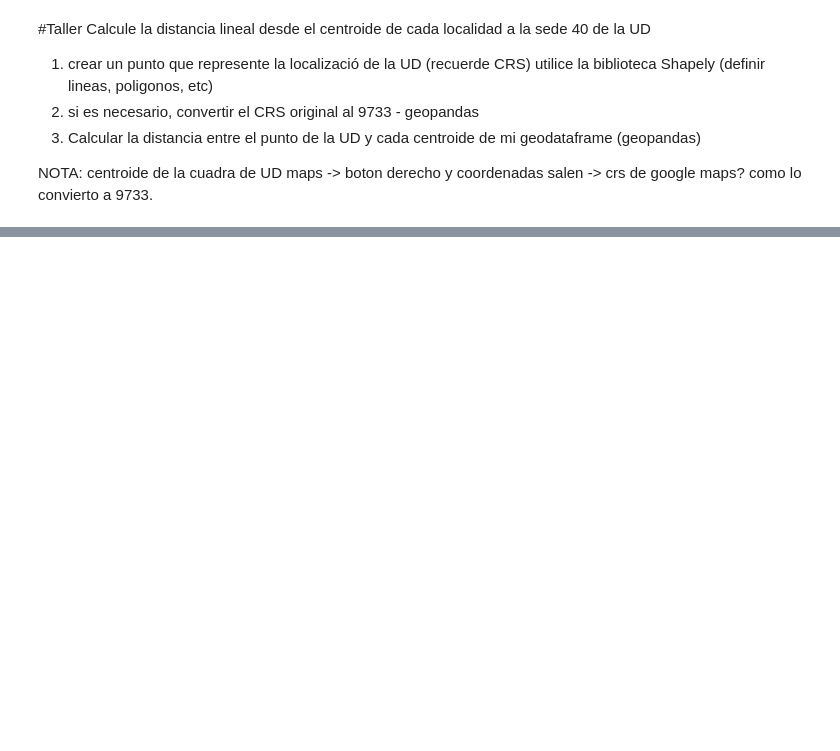
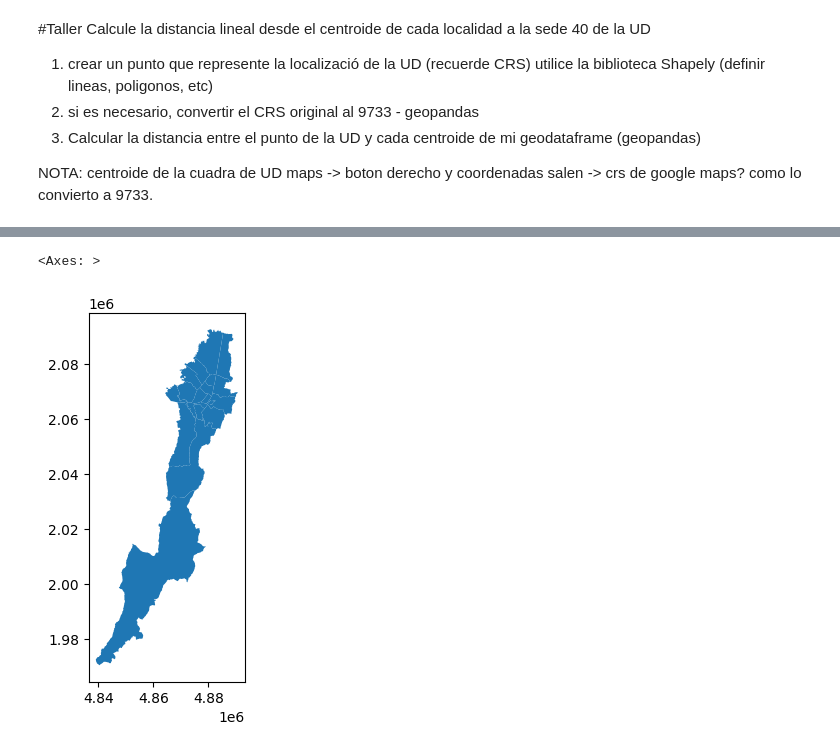
Before and after one commit to Chicaeme/GEOPANDAS, a Jupyter notebook: Geopandas.ipynb, the cells around one changed output, grey strips where cells are left out. Drawn from its saved outputs; the diff is of its cells as text; code cells hidden in the pictures; blank space fills up the shorter version.

```diff
--- a/Geopandas.ipynb
+++ b/Geopandas.ipynb
@@ -182,0 +186,7 @@ maps -> boton derecho y coordenadas salen -> crs de google maps? como lo convier
+# %%
+#calcular distancia del centroide de localidades hasta UD
+from shapely.geometry import Point #importar un sólo elemento desde la biblioteca
+
+#Point(long,lat)
+universidad = Point(-74.06584054190778, 4.62809212915574)
+universidad
@@ -182,0 +195,5 @@ maps -> boton derecho y coordenadas salen -> crs de google maps? como lo convier
+# %%
+#porfavor ese punto cree una serie de puntos para compararlos con la serie de mi json
+
+universidad = gpd.GeoSeries(universidad, crs=4326) #geoseries = serie de valores de datos geograficos
+universidad
@@ -182,0 +203,3 @@ maps -> boton derecho y coordenadas salen -> crs de google maps? como lo convier
+# %%
+universidad = universidad.to_crs(epsg=9377)
+universidad
@@ -182,0 +209,7 @@ maps -> boton derecho y coordenadas salen -> crs de google maps? como lo convier
+# %%
+#creamos una serie, tomar las distancia  desde la UD a cada uno de los puntos del centroide
+#ciclo for coge el iterable de localidades.centroide
+
+gdf_localidades["distancia_u"]=[float(universidad.distance(centroide))/1000 for centroide in gdf_localidades.centroide]
+
+gdf_localidades["distancia_u"]
@@ -182,0 +234,5 @@ maps -> boton derecho y coordenadas salen -> crs de google maps? como lo convier
+# %%
+gdf_localidades.plot() #metodo plot saca grafica de geometria
+# %% [output]
+<Axes: >
+[figure, added]
```
Also changed, not shown: parts of 10 cells of this notebook.
